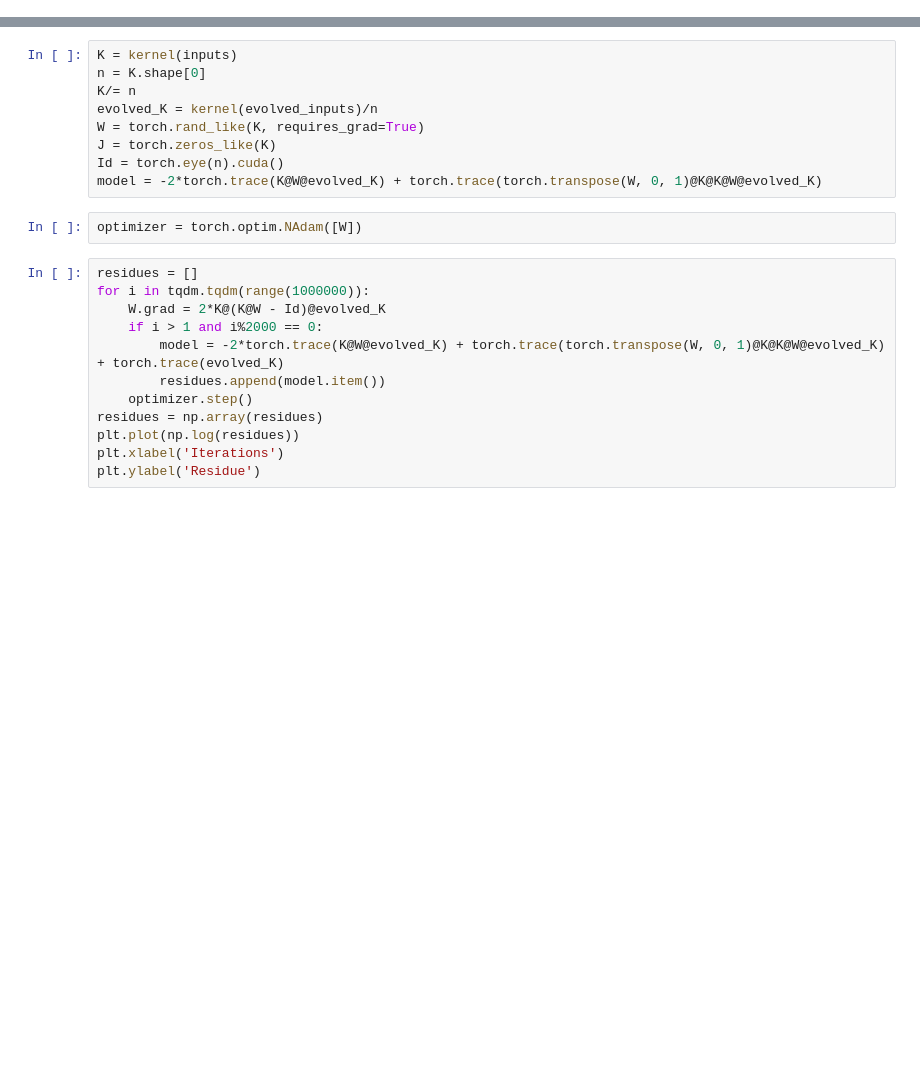
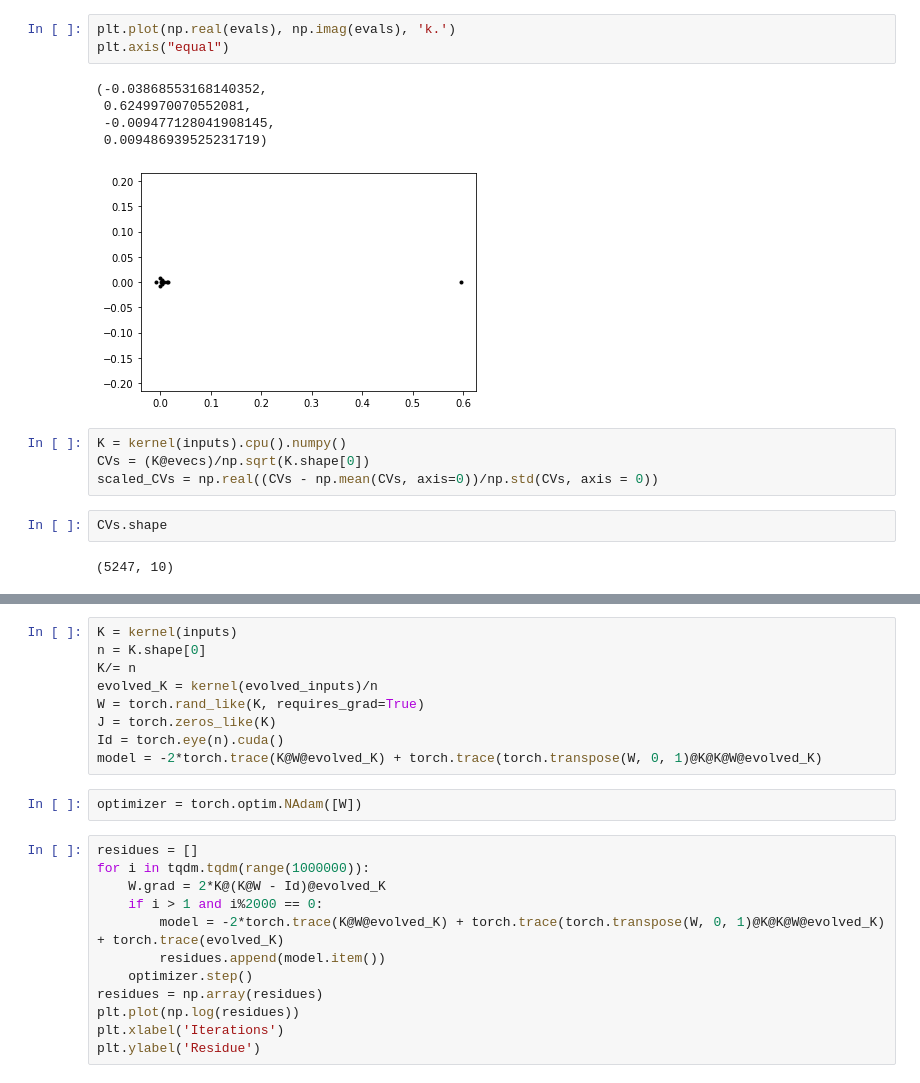
Before and after one commit to Machine-Learning-Dynamical-Systems/kooplearn, a Jupyter notebook: RegressionTest.ipynb, the cells around one changed output, grey strips where cells are left out. Cells and saved outputs as stored; diff of their text form; blank space fills up the shorter version.

```diff
--- a/RegressionTest.ipynb
+++ b/RegressionTest.ipynb
@@ -57,0 +37,17 @@ array([[ 1.0000000e+00, -7.4505806e-09, -5.4016709e-08, -6.7055225e-08,
+# %%
+plt.plot(np.real(evals), np.imag(evals), 'k.')
+plt.axis("equal")
+# %% [output]
+(-0.03868553168140352,
+ 0.6249970070552081,
+ -0.009477128041908145,
+ 0.009486939525231719)
+[figure, added]
+# %%
+K = kernel(inputs).cpu().numpy()
+CVs = (K@evecs)/np.sqrt(K.shape[0])
+scaled_CVs = np.real((CVs - np.mean(CVs, axis=0))/np.std(CVs, axis = 0))
+# %%
+CVs.shape
+# %% [output]
+(5247, 10)
```
Also changed, not shown: parts of 14 cells of this notebook, 1 other file.
